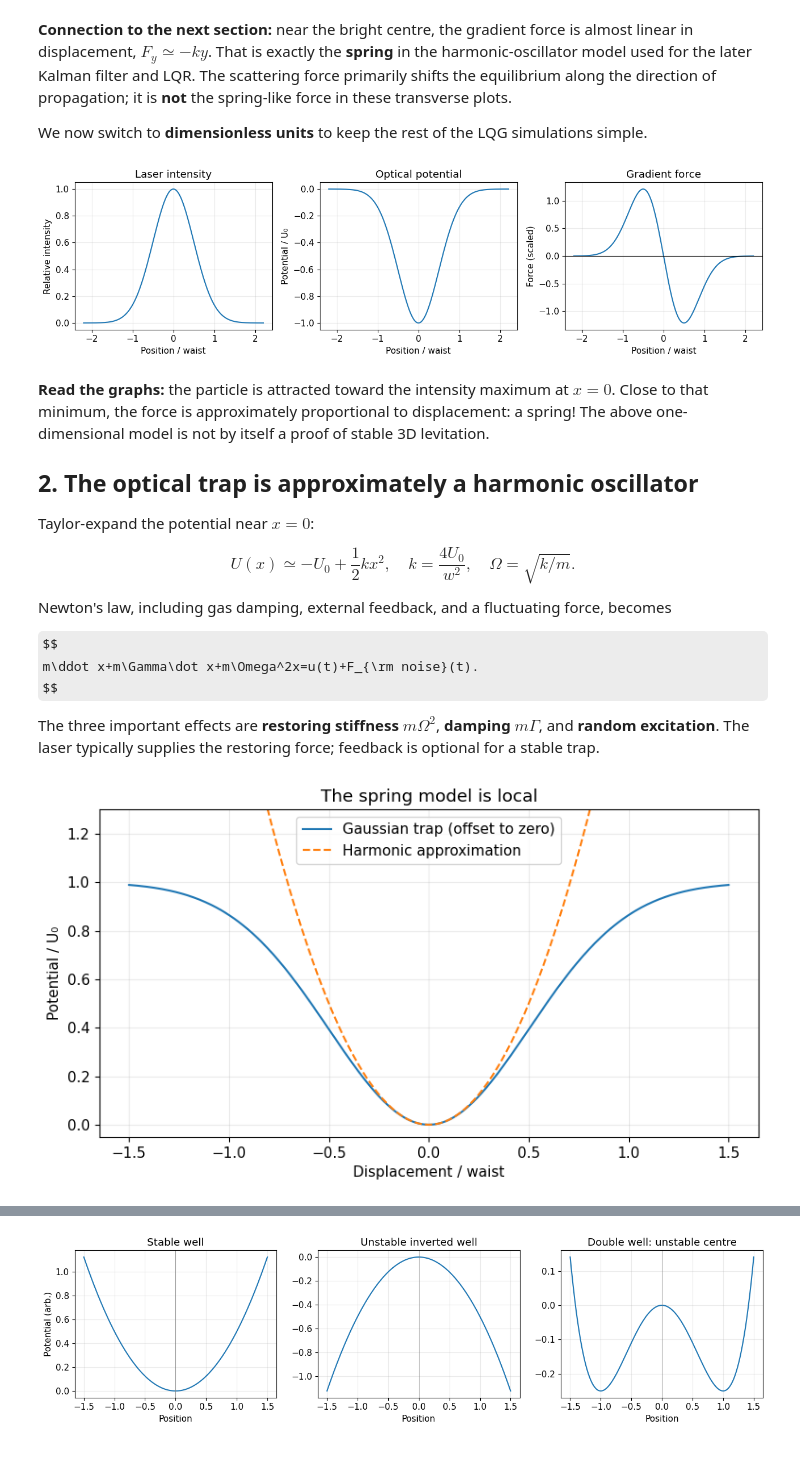
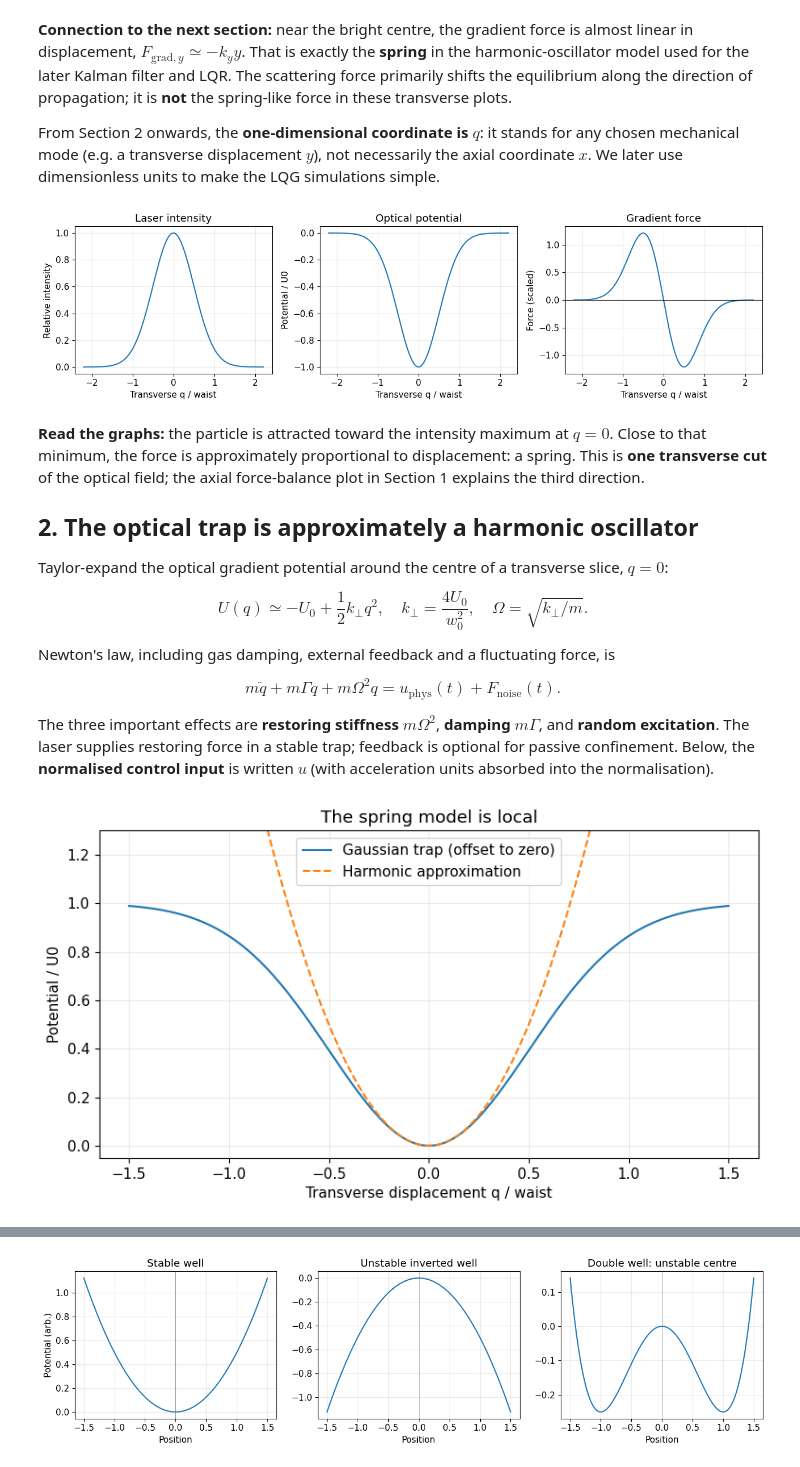
Before and after one commit to phwl/levcontrol, a Jupyter notebook: pylqg_project/notebooks/levitated_optomechanics_LQG_1d.ipynb, the cells around one changed output, grey strips where cells are left out. Saved outputs shown, nothing was run; the diff lists cells and outputs as text; code cells hidden in the pictures; some formulas as TeX source.

```diff
--- a/pylqg_project/notebooks/levitated_optomechanics_LQG_1d.ipynb
+++ b/pylqg_project/notebooks/levitated_optomechanics_LQG_1d.ipynb
@@ -204,46 +331,50 @@ At the transverse centre: gradient force = 0; forward scattering force is maxima
 # %% [markdown]
-**Connection to the next section:** near the bright centre, the gradient force is almost linear in displacement, $F_y\simeq-ky$. That is exactly the **spring** in the harmonic-oscillator model used for the later Kalman filter and LQR. The scattering force primarily shifts the equilibrium along the direction of propagation; it is **not** the spring-like force in these transverse plots.
+**Connection to the next section:** near the bright centre, the gradient force is almost linear in displacement, $F_{\mathrm{grad},y}\simeq-k_y y$. That is exactly the **spring** in the harmonic-oscillator model used for the later Kalman filter and LQR. The scattering force primarily shifts the equilibrium along the direction of propagation; it is **not** the spring-like force in these transverse plots.
 
-We now switch to **dimensionless units** to keep the rest of the LQG simulations simple.
+From Section 2 onwards, the **one-dimensional coordinate is $q$**: it stands for any chosen mechanical mode (e.g. a transverse displacement $y$), not necessarily the axial coordinate $x$. We later use dimensionless units to make the LQG simulations simple.
 # %%
-x = np.linspace(-2.2, 2.2, 500) # x / beam waist
-I = np.exp(-2*x*x)
-U = -I
-F = -4*x*np.exp(-2*x*x) # -dU/dx
+q_grid = np.linspace(-2.2, 2.2, 500)   # generic transverse displacement q / beam waist
+I_rel = np.exp(-2*q_grid**2)
+U_rel = -I_rel
+F_rel = -4*q_grid*np.exp(-2*q_grid**2)  # -dU_rel/dq
 fig, ax = plt.subplots(1, 3, figsize=(13,3.6))
-ax[0].plot(x,I); ax[0].set(title='Laser intensity',xlabel='Position / waist',ylabel='Relative intensity')
-ax[1].plot(x,U); ax[1].set(title='Optical potential',xlabel='Position / waist',ylabel='Potential / U₀')
-ax[2].plot(x,F); ax[2].axhline(0,color='k',lw=.8); ax[2].set(title='Gradient force',xlabel='Position / waist',ylabel='Force (scaled)')
+ax[0].plot(q_grid,I_rel); ax[0].set(title='Laser intensity',xlabel='Transverse q / waist',ylabel='Relative intensity')
+ax[1].plot(q_grid,U_rel); ax[1].set(title='Optical potential',xlabel='Transverse q / waist',ylabel='Potential / U0')
+ax[2].plot(q_grid,F_rel); ax[2].axhline(0,color='k',lw=.8)
+ax[2].set(title='Gradient force',xlabel='Transverse q / waist',ylabel='Force (scaled)')
 fig.tight_layout();plt.show()
 # %% [output]
-[figure, old version]
+[figure, new version]
 # %% [markdown]
-**Read the graphs:** the particle is attracted toward the intensity maximum at $x=0$. Close to that minimum, the force is approximately proportional to displacement: a spring! The above one-dimensional model is not by itself a proof of stable 3D levitation.
+**Read the graphs:** the particle is attracted toward the intensity maximum at $q=0$. Close to that minimum, the force is approximately proportional to displacement: a spring. This is **one transverse cut** of the optical field; the axial force-balance plot in Section 1 explains the third direction.
 
 ## 2. The optical trap is approximately a harmonic oscillator
 
-Taylor-expand the potential near $x=0$:
+Taylor-expand the optical gradient potential around the centre of a transverse slice, $q=0$:
 
 $$
-U(x)\simeq-U_0+\frac12kx^2,\quad k=\frac{4U_0}{w^2},\quad \Omega=\sqrt{k/m}.
+U(q)\simeq-U_0+\frac12k_{\perp}q^2,\quad
+k_{\perp}=\frac{4U_0}{w_0^2},\quad
+\Omega=\sqrt{k_{\perp}/m}.
 $$
 
-Newton's law, including gas damping, external feedback, and a fluctuating force, becomes
+Newton's law, including gas damping, external feedback and a fluctuating force, is
 
 $$
-m\ddot x+m\Gamma\dot x+m\Omega^2x=u(t)+F_{\rm noise}(t).
+m\ddot q+m\Gamma\dot q+m\Omega^2q=u_{\mathrm{phys}}(t)+F_{\mathrm{noise}}(t).
 $$
 
-The three important effects are **restoring stiffness** $m\Omega^2$, **damping** $m\Gamma$, and **random excitation**. The laser typically supplies the restoring force; feedback is optional for a stable trap.
+The three important effects are **restoring stiffness** $m\Omega^2$, **damping** $m\Gamma$, and **random excitation**. The laser supplies restoring force in a stable trap; feedback is optional for passive confinement. Below, the **normalised control input** is written $u$ (with acceleration units absorbed into the normalisation).
 # %%
-xx=np.linspace(-1.5,1.5,400)
-exact=-np.exp(-2*xx**2)+1
-quad=2*xx**2
-plt.plot(xx,exact,label='Gaussian trap (offset to zero)')
-plt.plot(xx,quad,'--',label='Harmonic approximation')
-plt.ylim(-.05,1.3);plt.xlabel('Displacement / waist');plt.ylabel('Potential / U₀');plt.title('The spring model is local');plt.legend();plt.show()
+q_grid=np.linspace(-1.5,1.5,400)
+U_exact=-np.exp(-2*q_grid**2)+1
+U_quad=2*q_grid**2
+plt.plot(q_grid,U_exact,label='Gaussian trap (offset to zero)')
+plt.plot(q_grid,U_quad,'--',label='Harmonic approximation')
+plt.ylim(-.05,1.3);plt.xlabel('Transverse displacement q / waist');plt.ylabel('Potential / U0')
+plt.title('The spring model is local');plt.legend();plt.show()
 # %% [output]
-[figure, old version]
+[figure, new version]
 # %% [markdown]
 ## 3. Stable versus unstable equilibrium
 
```
Also changed, not shown: parts of 31 cells of this notebook, 2 other files.
